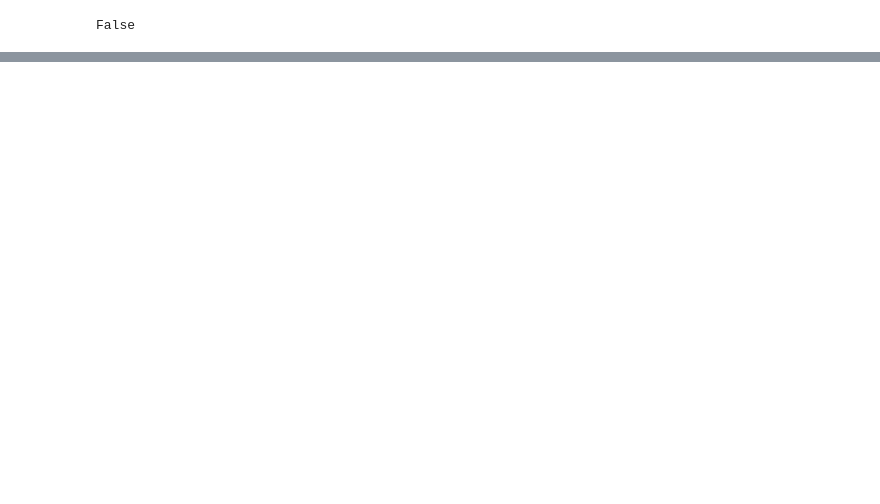
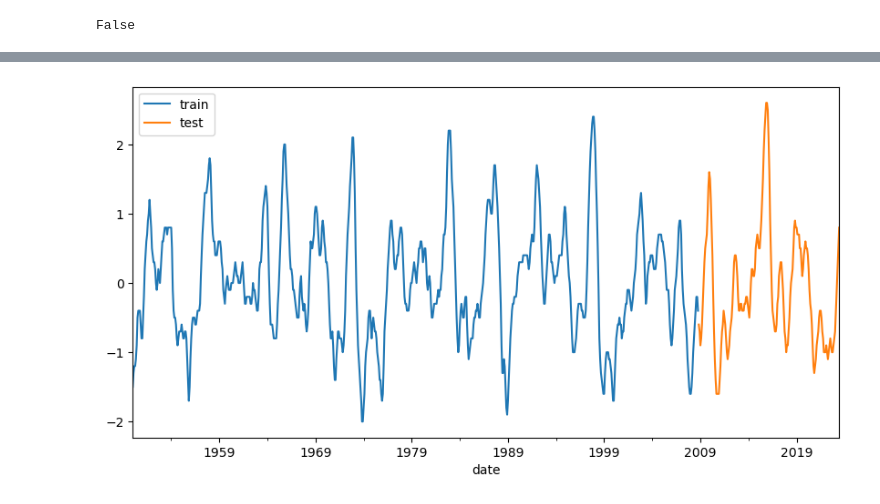
Before and after one commit to agraglez/enso-analysis, a Jupyter notebook: notebooks/enso-analysis.ipynb, the cells around one changed output, grey strips where cells are left out. Drawn from its saved outputs; the diff is of its cells as text; code cells hidden in the pictures; blank space fills up the shorter version.

```diff
--- a/notebooks/enso-analysis.ipynb
+++ b/notebooks/enso-analysis.ipynb
@@ -648,0 +732,4 @@ False
+# %%
+#
+enso_oni = enso_oni.asfreq('MS')
+enso_oni.head()
@@ -648,0 +744,13 @@ False
+# %%
+# Splitting the data
+steps = int(len(enso_oni) * 0.2 )
+train = enso_oni[:-steps]
+test = enso_oni[-steps:]
+# %%
+# Plotting oni values
+fig, ax = plt.subplots(figsize=(10, 5))
+train['oni'].plot(ax=ax, label='train')
+test['oni'].plot(ax=ax, label='test')
+ax.legend();
+# %% [output]
+[figure, added]
```
Also changed, not shown: parts of 22 cells of this notebook.
